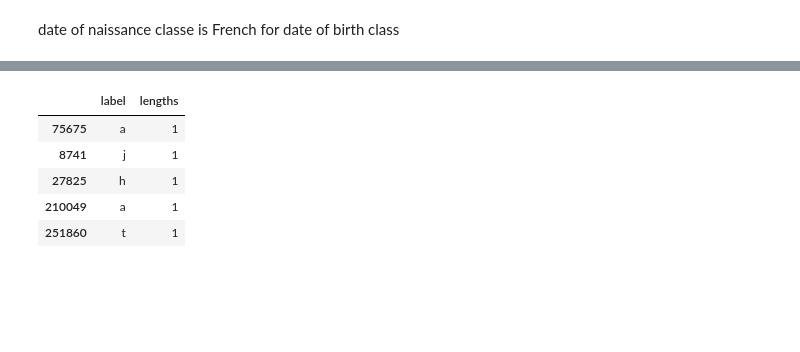
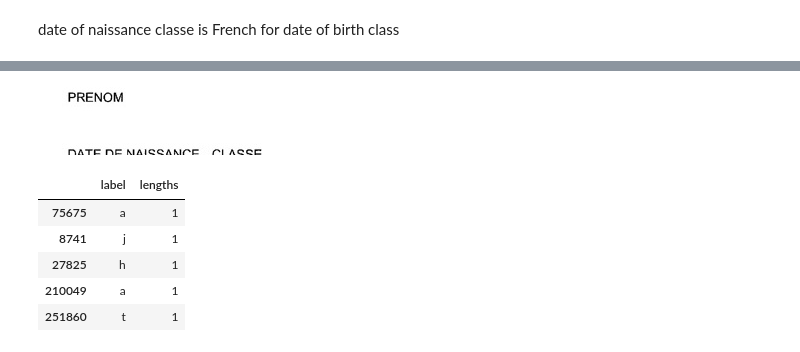
Before and after one commit to faraz-g/handwriting-recognition, a Jupyter notebook: notebooks/text analysis.ipynb, the cells around one changed output, grey strips where cells are left out. Drawn from its saved outputs; the diff is of its cells as text; code cells hidden in the pictures; blank space fills up the shorter version.

```diff
--- a/notebooks/text analysis.ipynb
+++ b/notebooks/text analysis.ipynb
@@ -129,3 +139,7 @@ date of naissance classe is French for date of birth class
+# %%
+show_im(get_dataset_folder_path() / "raw" / "test" / "TEST_5222.jpg")
+# %% [output]
+[figure, added]
 # %%
 # shortist names
 sdf.sort_values(['lengths'],ascending=False)[-6:-1]
```
Also changed, not shown: parts of 3 cells of this notebook.
